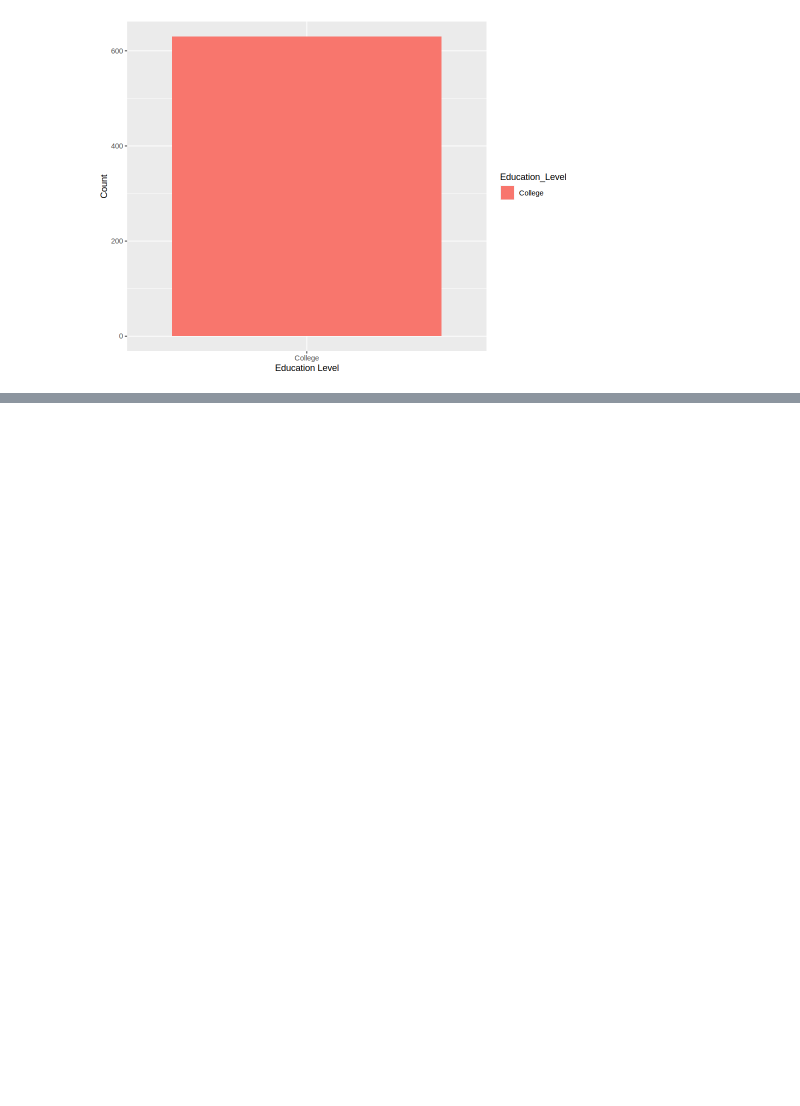
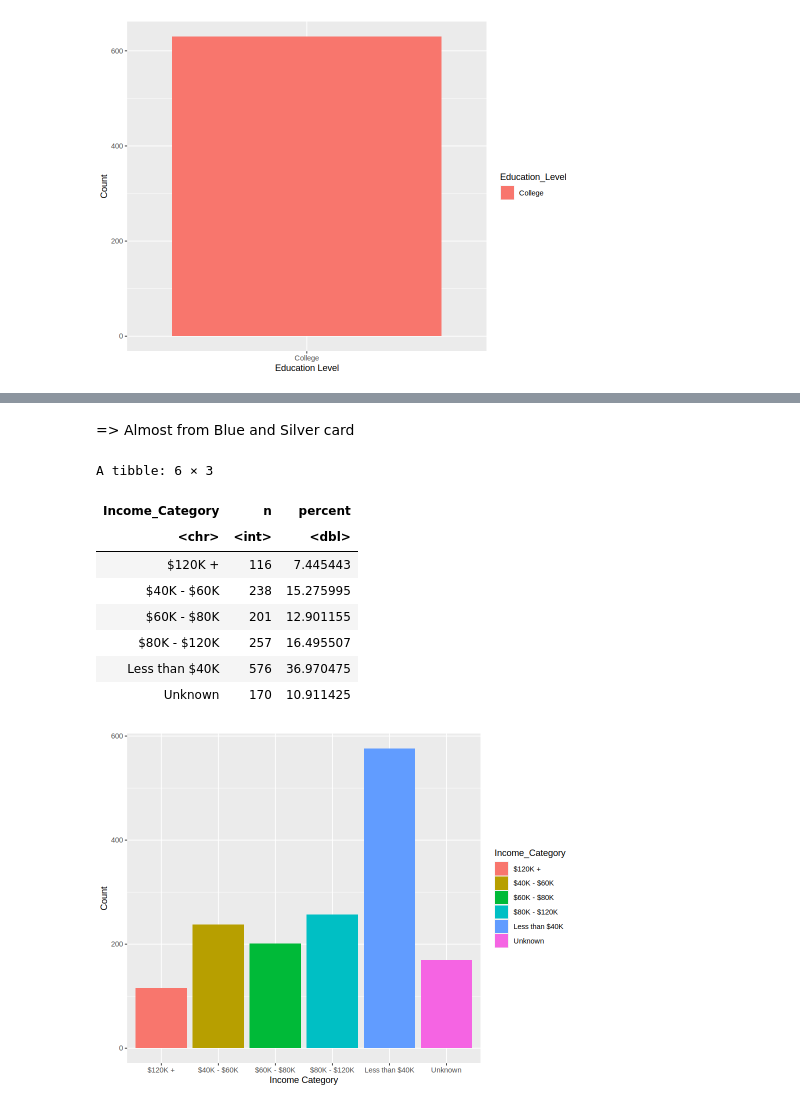
Before and after one commit to lanchiphamm/BOLT-Datathon, a Jupyter notebook: Untitled.ipynb, the cells around one changed output, grey strips where cells are left out. Cells and saved outputs as stored; diff of their text form; code cells hidden in the pictures; blank space fills up the shorter version.

```diff
--- a/Untitled.ipynb
+++ b/Untitled.ipynb
@@ -337,0 +391,25 @@ A tibble: 1 × 3
+# %% [markdown]
+=> Almost from Blue and Silver card
+# %%
+#Income Category
+ggplot(other_age_group, aes(x = Income_Category, fill = Income_Category)) +
+  geom_bar() +
+labs(x = "Income Category", y = "Count")
+
+other_age_group_income_type <- other_age_group %>%
+    group_by(Income_Category) %>%
+    summarise(n = n(),
+           percent = n / nrow(other_age_group) * 100)
+
+other_age_group_income_type
+# %% [output]
+A tibble: 6 × 3
+| Income_Category | n | percent |
+| <chr> | <int> | <dbl> |
+| $120K + | 116 | 7.445443 |
+| $40K - $60K | 238 | 15.275995 |
+| $60K - $80K | 201 | 12.901155 |
+| $80K - $120K | 257 | 16.495507 |
+| Less than $40K | 576 | 36.970475 |
+| Unknown | 170 | 10.911425 |
+[figure, added]
```
Also changed, not shown: parts of 8 cells of this notebook.
